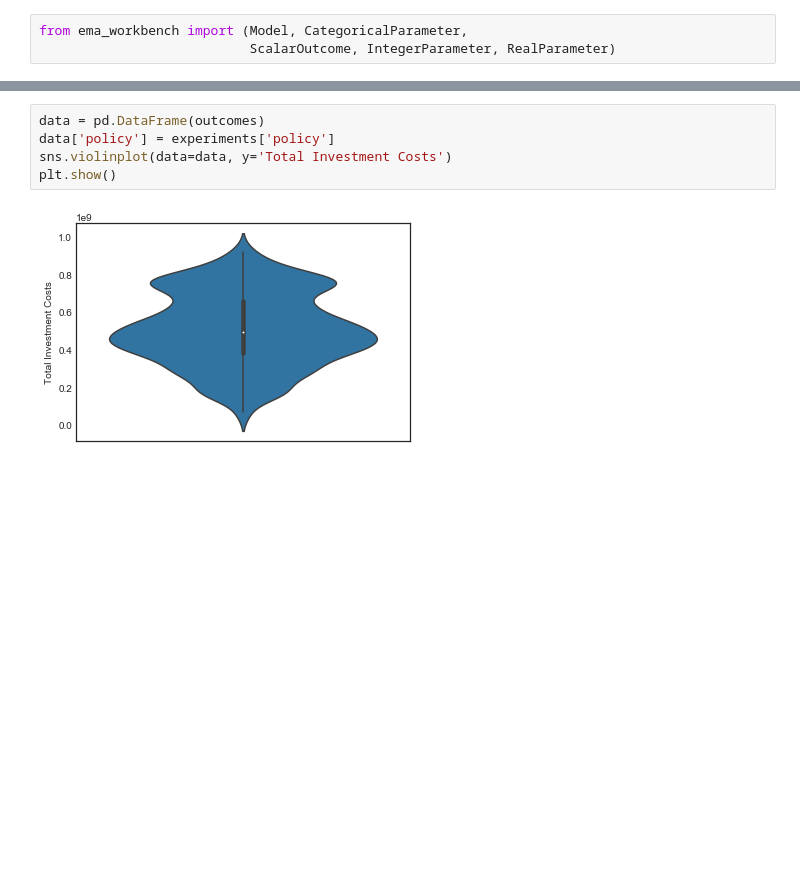
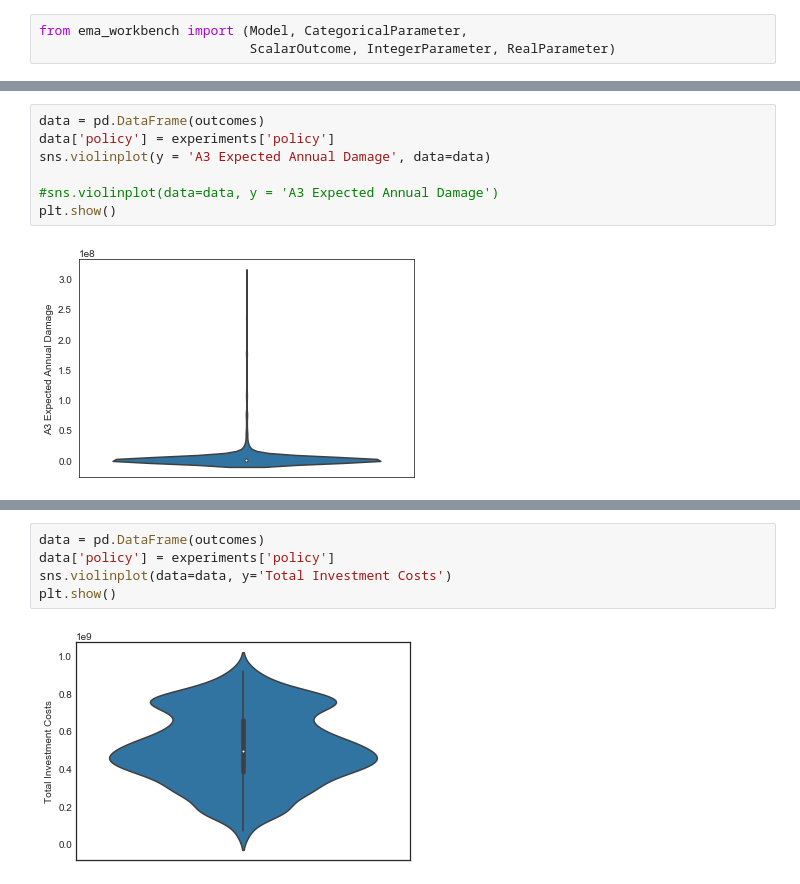
Before and after one commit to herzogrh/EPA1361, a Jupyter notebook: final assignment/Optimization Moro.ipynb, the cells around one changed output, grey strips where cells are left out. Drawn from its saved outputs; the diff is of its cells as text; blank space fills up the shorter version.

```diff
--- a/final assignment/Optimization Moro.ipynb
+++ b/final assignment/Optimization Moro.ipynb
@@ -106,0 +267,9 @@ with MultiprocessingEvaluator(model) as evaluator:
+# %%
+data = pd.DataFrame(outcomes)
+data['policy'] = experiments['policy']
+sns.violinplot(y = 'A3 Expected Annual Damage', data=data)
+
+#sns.violinplot(data=data, y = 'A3 Expected Annual Damage')
+plt.show()
+# %% [output]
+[figure, added]
```
Also changed, not shown: parts of 35 cells of this notebook, 6 other files.
